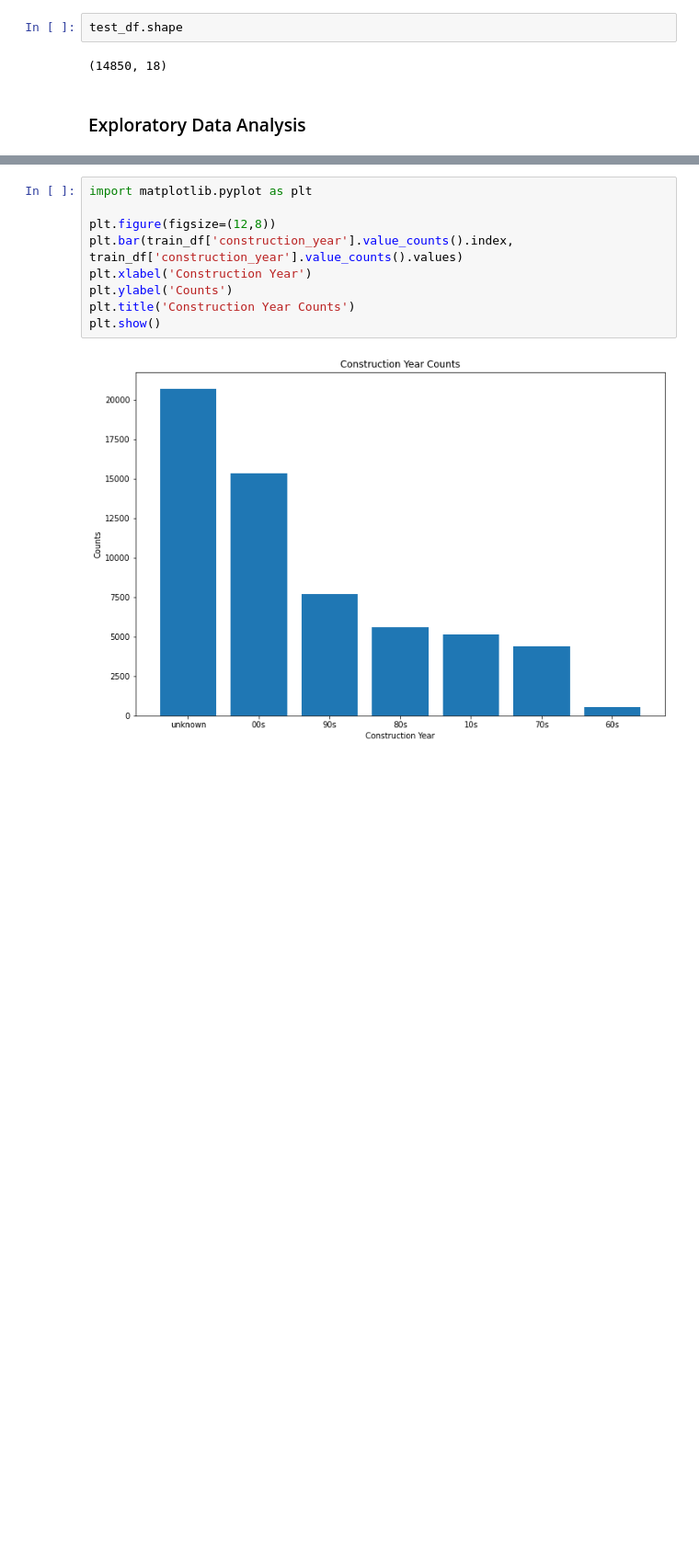
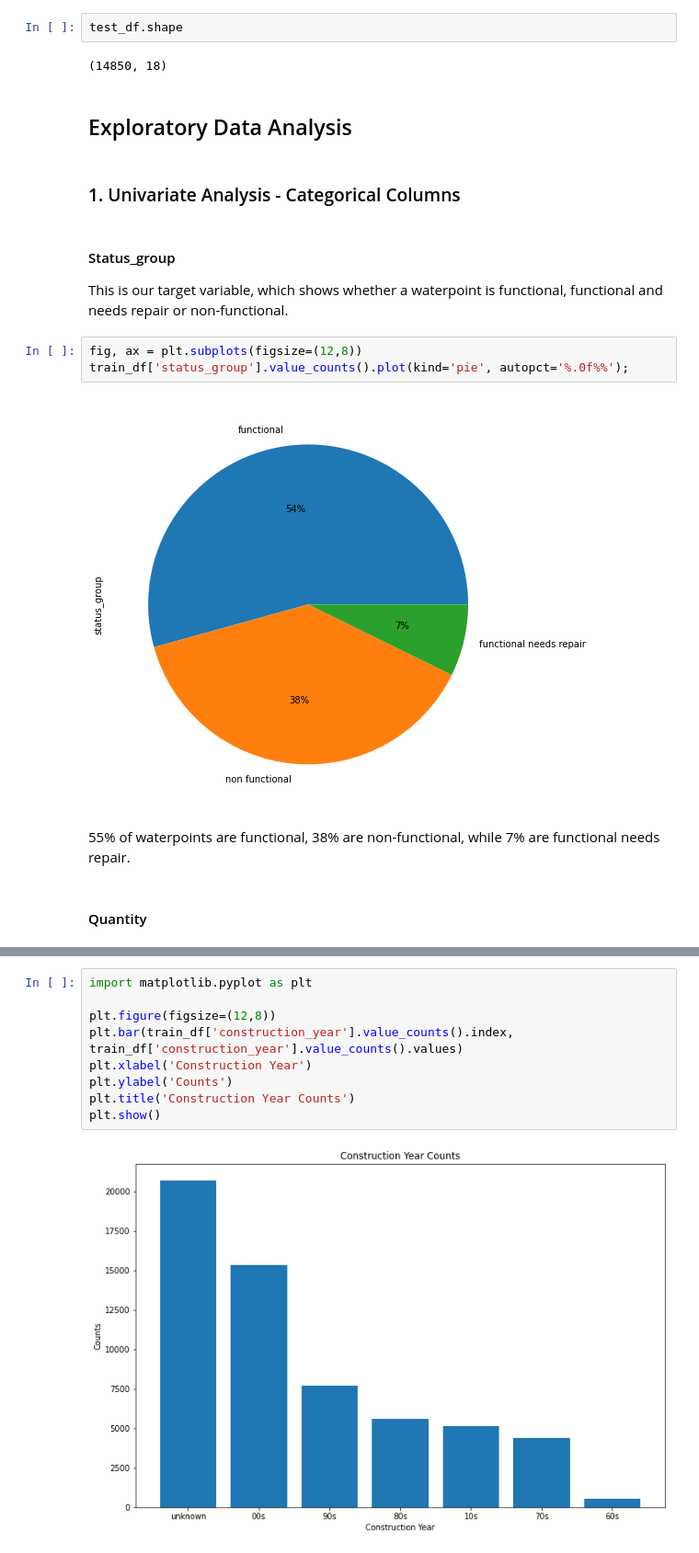
Before and after one commit to HKwirikia/Phase-3-Project---Tanzanian-Water-Wells-Pump-it-Up-, a Jupyter notebook: Desktop/Phase3/Pump it Up.ipynb, the cells around one changed output, grey strips where cells are left out. Shown: that part at 92% size. Saved outputs shown, nothing was run; the diff lists cells and outputs as text; blank space fills up the shorter version.

```diff
--- a/Desktop/Phase3/Pump it Up.ipynb
+++ b/Desktop/Phase3/Pump it Up.ipynb
@@ -1017,4 +1017,19 @@ test_df.shape
 # %% [output]
 (14850, 18)
 # %% [markdown]
-### Exploratory Data Analysis
+## Exploratory Data Analysis
+# %% [markdown]
+### 1. Univariate Analysis - Categorical Columns
+# %% [markdown]
+#### Status_group
+
+This is our target variable, which shows whether a waterpoint is functional, functional and needs repair or non-functional.
+# %%
+fig, ax = plt.subplots(figsize=(12,8))
+train_df['status_group'].value_counts().plot(kind='pie', autopct='%.0f%%');
+# %% [output]
+[figure, added]
+# %% [markdown]
+55% of waterpoints are functional, 38% are non-functional, while 7% are functional needs repair.
+# %% [markdown]
+#### Quantity
```
Also changed, not shown: parts of 79 cells of this notebook, 1 other file.
